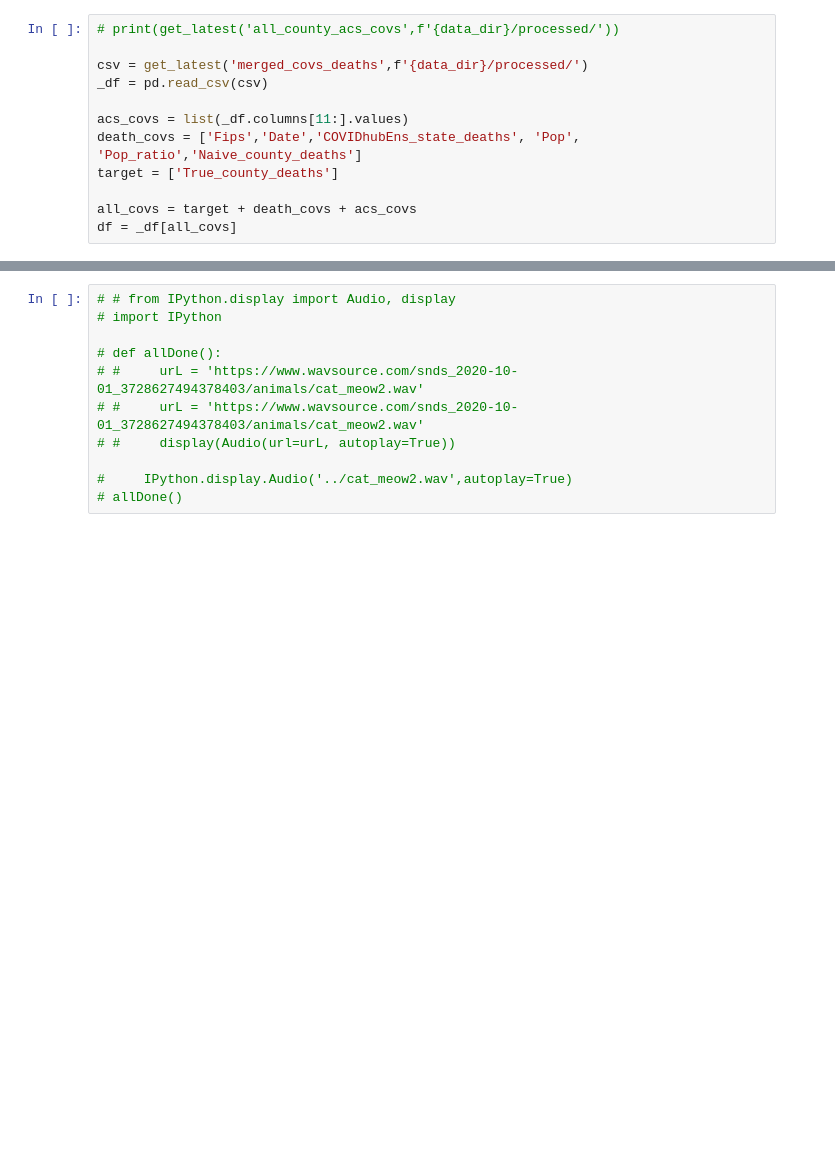
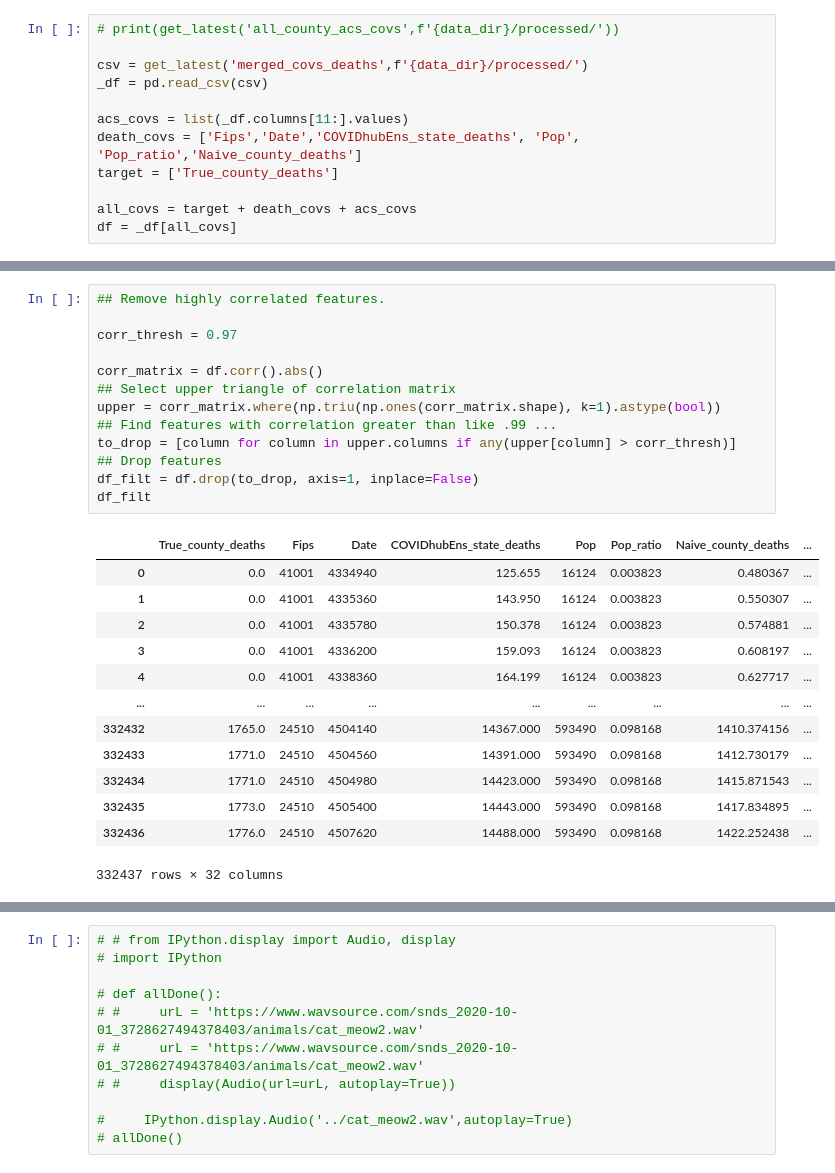
Before and after one commit to katfish666/EpSampling, a Jupyter notebook: notebooks/20240920b_curating_big_df_and_rf.ipynb, the cells around one changed output, grey strips where cells are left out. Saved outputs shown, nothing was run; the diff lists cells and outputs as text; blank space fills up the shorter version.

```diff
--- a/notebooks/20240920b_curating_big_df_and_rf.ipynb
+++ b/notebooks/20240920b_curating_big_df_and_rf.ipynb
@@ -48,0 +60,27 @@ df.head()
+# %%
+## Remove highly correlated features.
+
+corr_thresh = 0.97
+
+corr_matrix = df.corr().abs()
+## Select upper triangle of correlation matrix
+upper = corr_matrix.where(np.triu(np.ones(corr_matrix.shape), k=1).astype(bool))
+## Find features with correlation greater than like .99 ...
+to_drop = [column for column in upper.columns if any(upper[column] > corr_thresh)]
+## Drop features
+df_filt = df.drop(to_drop, axis=1, inplace=False)
+df_filt
+# %% [output]
+|  | True_county_deaths | Fips | Date | COVIDhubEns_state_deaths | Pop | Pop_ratio | Naive_county_deaths | ... |
+| 0 | 0.0 | 41001 | 4334940 | 125.655 | 16124 | 0.003823 | 0.480367 | ... |
+| 1 | 0.0 | 41001 | 4335360 | 143.950 | 16124 | 0.003823 | 0.550307 | ... |
+| 2 | 0.0 | 41001 | 4335780 | 150.378 | 16124 | 0.003823 | 0.574881 | ... |
+| 3 | 0.0 | 41001 | 4336200 | 159.093 | 16124 | 0.003823 | 0.608197 | ... |
+| 4 | 0.0 | 41001 | 4338360 | 164.199 | 16124 | 0.003823 | 0.627717 | ... |
+| ... | ... | ... | ... | ... | ... | ... | ... | ... |
+| 332432 | 1765.0 | 24510 | 4504140 | 14367.000 | 593490 | 0.098168 | 1410.374156 | ... |
+| 332433 | 1771.0 | 24510 | 4504560 | 14391.000 | 593490 | 0.098168 | 1412.730179 | ... |
+| 332434 | 1771.0 | 24510 | 4504980 | 14423.000 | 593490 | 0.098168 | 1415.871543 | ... |
+| 332435 | 1773.0 | 24510 | 4505400 | 14443.000 | 593490 | 0.098168 | 1417.834895 | ... |
+| 332436 | 1776.0 | 24510 | 4507620 | 14488.000 | 593490 | 0.098168 | 1422.252438 | ... |
+332437 rows × 32 columns
```
Also changed, not shown: parts of 11 cells of this notebook, 2 other files.
